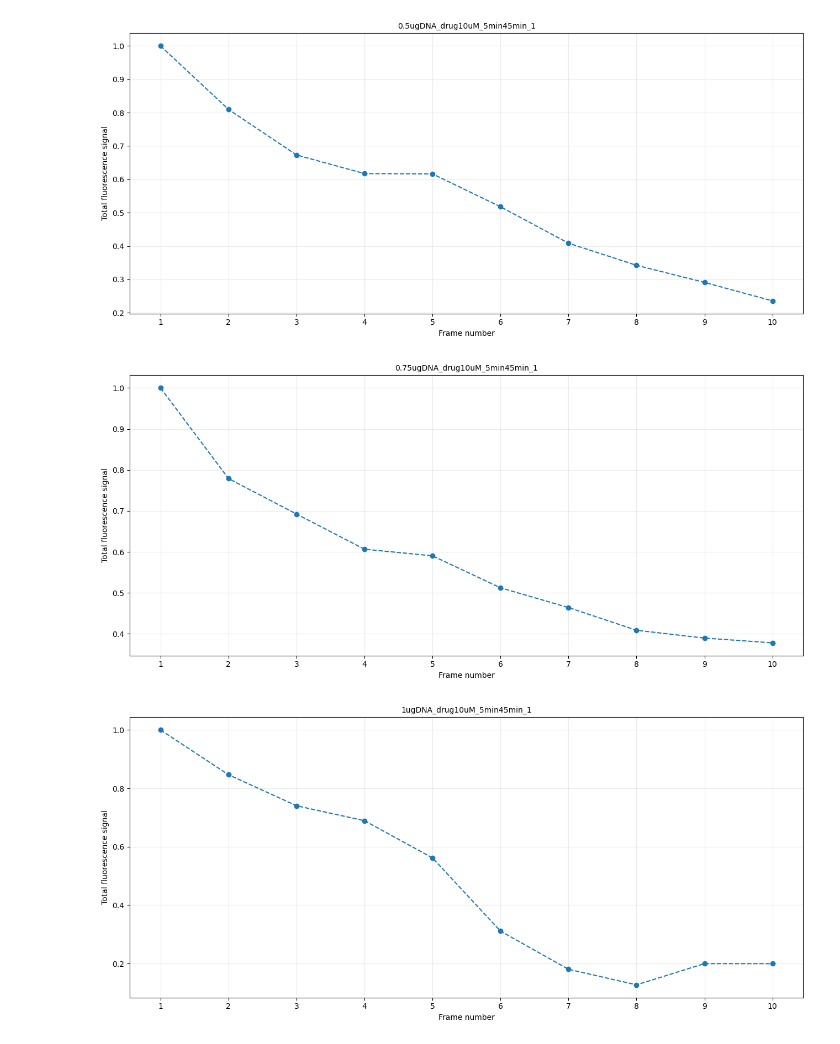
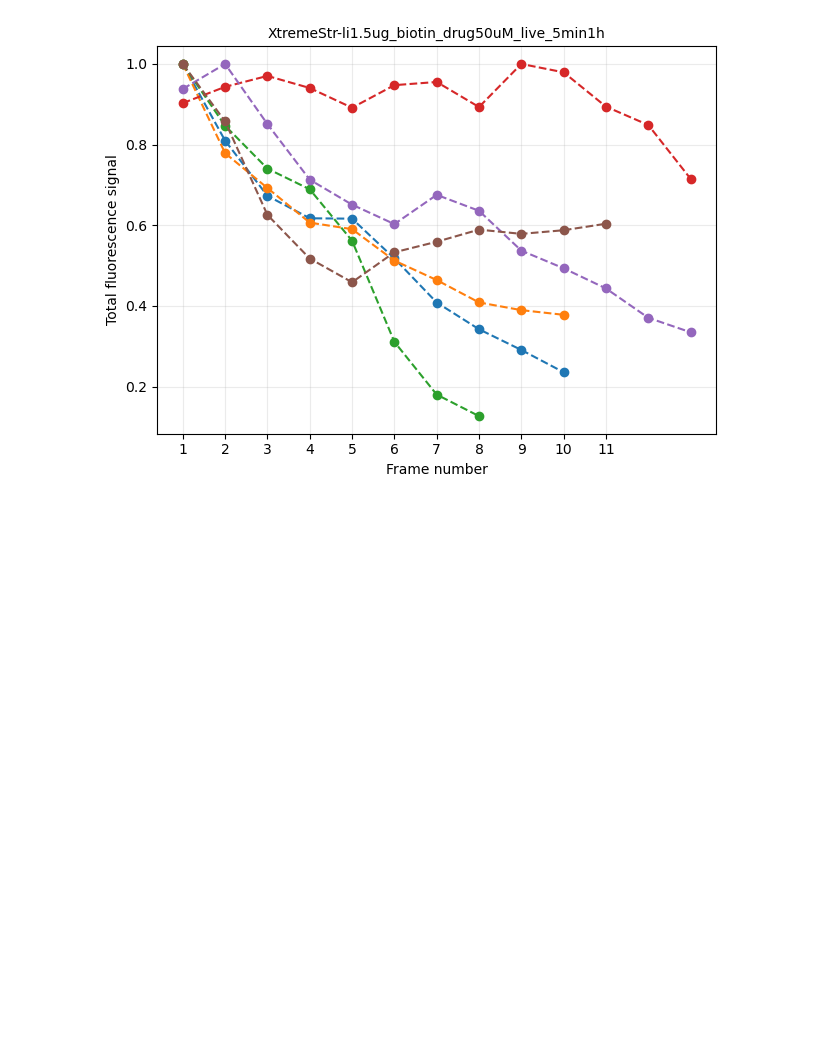
Before and after one commit to Arcen3/AppChallenge2273-2024, a Jupyter notebook: Project/DataManagement.ipynb, the cells around one changed output. Drawn from its saved outputs; the diff is of its cells as text; code cells hidden in the pictures; blank space fills up the shorter version.

```diff
--- a/Project/DataManagement.ipynb
+++ b/Project/DataManagement.ipynb
@@ -122,40 +122,36 @@ def extract_fluorescenceData(folder_path, img_order, resolutions):
     if os.path.isdir(subdir_path): #checking if subdirectory path exist
         for img in img_order:
             img_path = os.path.join(subdir_path, img)
-            if img.lower().endswith('.jpg'): #filter for only .jpg files inside subdir_path
+            if os.path.exists(img_path): #filter for only .jpg files inside subdir_path
                 a=plt.imread(img_path) #need save plt.imread to a variable, if not cannot plot downstream
                 img_gray = rgb2gray(a) #converting the img into grayscale
                 y1, y2, x1, x2 = resolutions
                 cropped_img = img_gray[y1:y2, x1:x2]
                 total_fluorescence.append(cropped_img.sum()) #sum up signal inside individual frames and append into total_fluorascence
     else:
         print(f'Subdirectory {video_folders} not found')
     return total_fluorescence #return here so can use in "histogrammer" function. this variable will be 'video1' in histogrammer function
 
 def histogrammer(video1, n): #video1 is an array of the max fluorescence values, i simply stands for index
     video1_normalise = video1/max(video1) #normalising to highest sum fluorescent signal in the frames.
     name = os.path.split(n) #split it by \\ into index, where [0] = your directory and [i] in this case is folder names
     x = range(1, len(video1)+1) #plotting frame 1 to n+1
 
     #plotting segment
-    plt.figure(figsize = (13, 6)) #setting the figure size, has to be before plt.plot
     plt.plot(x, video1_normalise, linestyle = 'dashed', marker = 'o') #marker is the data point, marked as circle.
 
     #Labels & aesthetics
     plt.xticks(x) #this makes it show every tick in X axis
     plt.xlabel('Frame number', fontsize = 10)
     plt.ylabel('Total fluorescence signal', fontsize = 10)
     plt.grid(alpha = .25)
     plt.title(name[1], fontsize = 10) #name[1] as my first index will be my path, second index is filename
     plt.tight_layout()
-    # plt.savefig(f'Graph for {name[1]}.jpg', dpi = 300) #added saving of plots!
-    plt.show() #visualisation purposes only, for the output
+    # plt.savefig(f'Graph for {name[1]}.jpg', dpi = 300) #added saving of plots! #visualisation purposes only, for the output
 
 for key in testing.keys():
     for i in range(len(testing[key])):
         video1 = extract_fluorescenceData(key, vf_dict[key], testing[key][i])
         histogrammer(video1, key)
 # %% [output]
-[figure, old version]
+[figure, new version]
-[figure, removed]
-[figure, removed]
```
Also changed, not shown: parts of 8 cells of this notebook, 2 other files.
